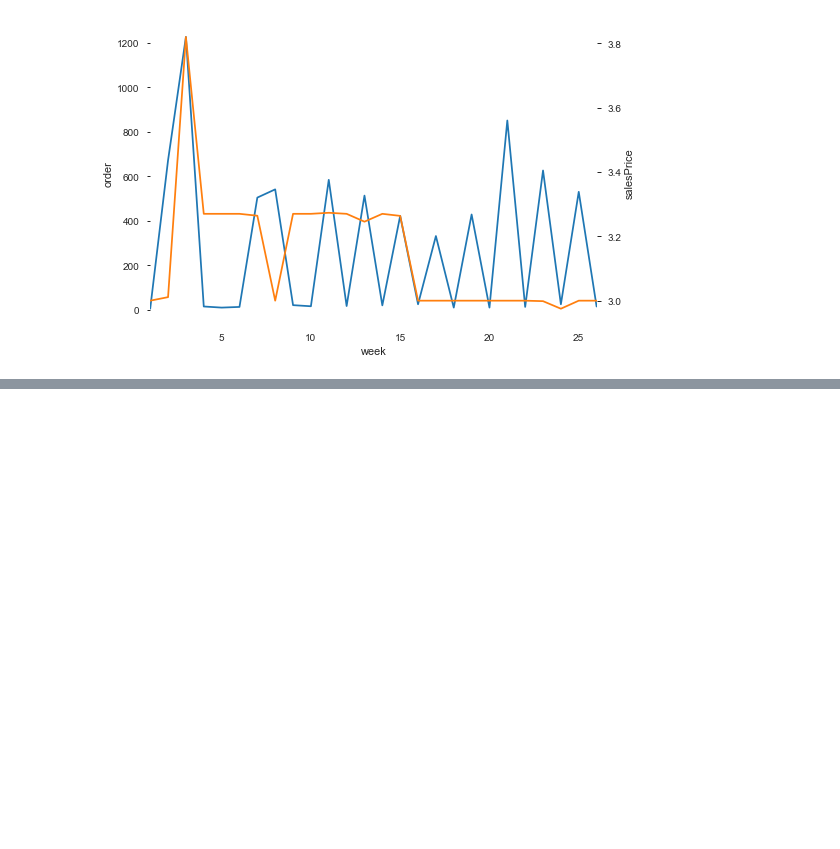
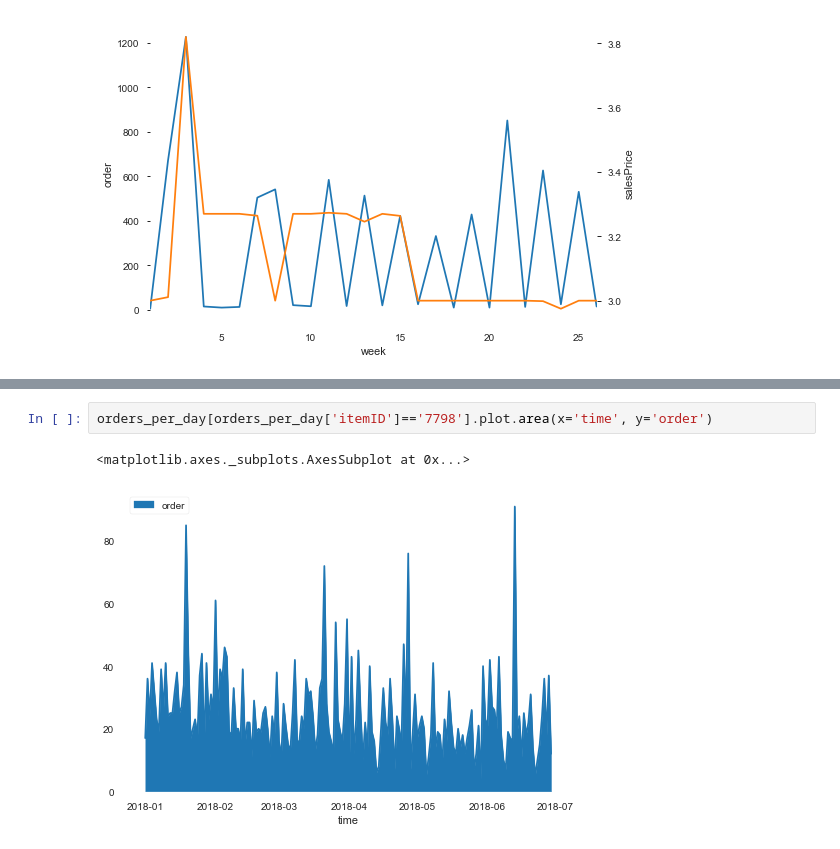
Before and after one commit to janwithb/data-mining-cup-2020, a Jupyter notebook: scripts/DataExploration.ipynb, the cells around one changed output, grey strips where cells are left out. Drawn from its saved outputs; the diff is of its cells as text; blank space fills up the shorter version.

```diff
--- a/scripts/DataExploration.ipynb
+++ b/scripts/DataExploration.ipynb
@@ -384,0 +452,5 @@ plt.xlim(left=orders_per_week[orders_per_week['itemID']==item]['week'].min(), ri
+# %%
+orders_per_day[orders_per_day['itemID']=='7798'].plot.area(x='time', y='order')
+# %% [output]
+<matplotlib.axes._subplots.AxesSubplot at 0x...>
+[figure, added]
```
Also changed, not shown: parts of 64 cells of this notebook.
